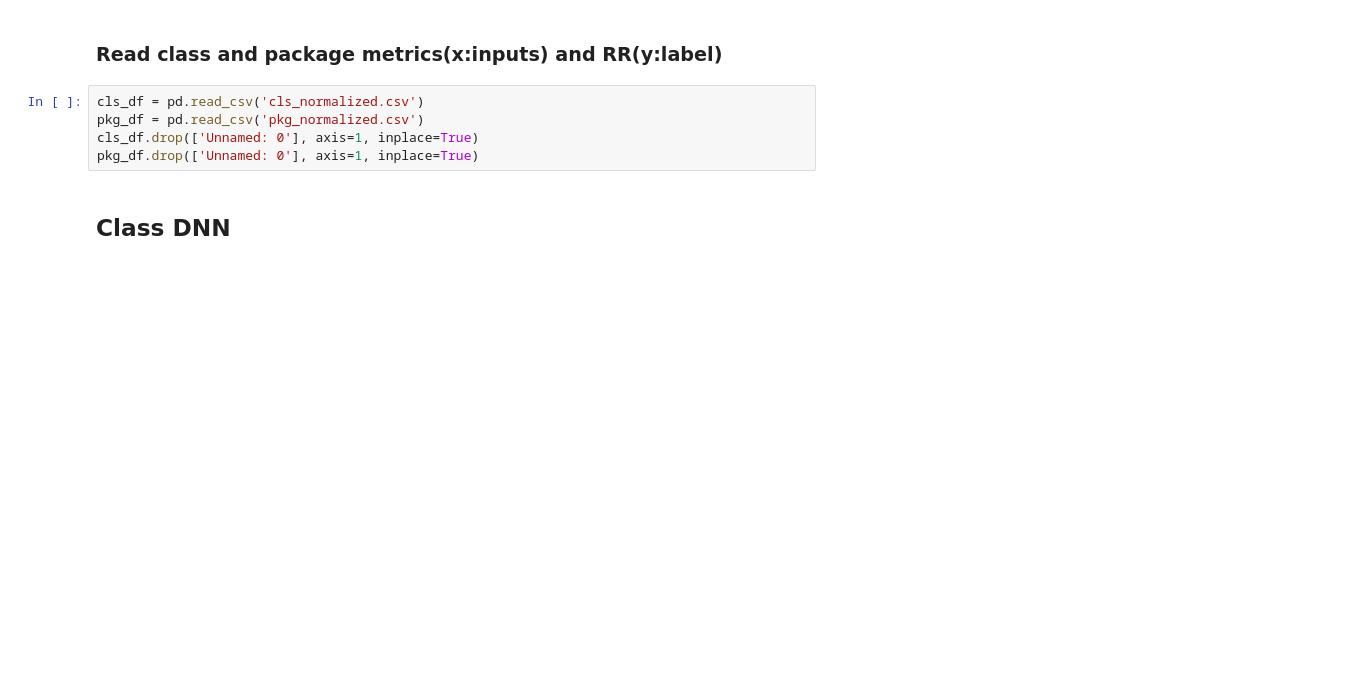
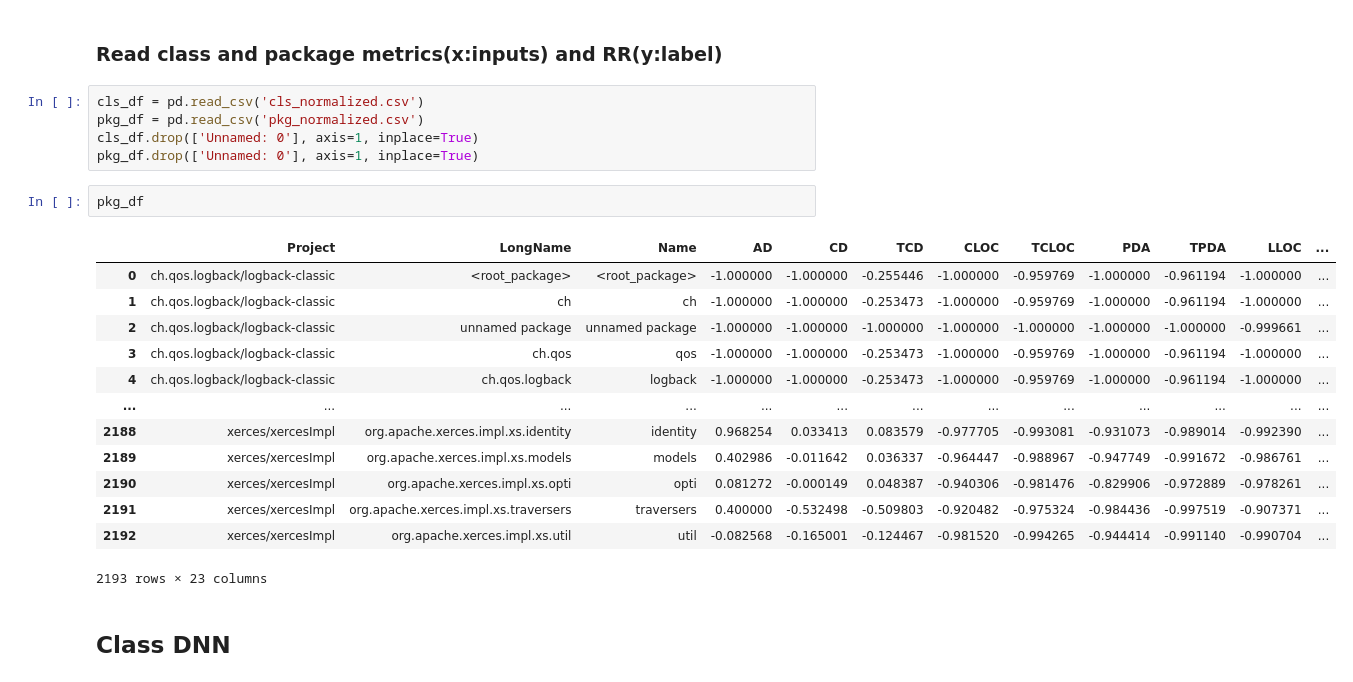
Before and after one commit to NeuralClassifier/ReusabilityRate_ML, a Jupyter notebook: all_input_dnn.ipynb, the cells around one changed output. Saved outputs shown, nothing was run; the diff lists cells and outputs as text; blank space fills up the shorter version.

```diff
--- a/all_input_dnn.ipynb
+++ b/all_input_dnn.ipynb
@@ -44,6 +39,22 @@ cls_df = pd.read_csv('cls_normalized.csv')
 pkg_df = pd.read_csv('pkg_normalized.csv')
 cls_df.drop(['Unnamed: 0'], axis=1, inplace=True)
 pkg_df.drop(['Unnamed: 0'], axis=1, inplace=True)
+# %%
+pkg_df
+# %% [output]
+|  | Project | LongName | Name | AD | CD | TCD | CLOC | TCLOC | PDA | TPDA | LLOC | ... |
+| 0 | ch.qos.logback/logback-classic | <root_package> | <root_package> | -1.000000 | -1.000000 | -0.255446 | -1.000000 | -0.959769 | -1.000000 | -0.961194 | -1.000000 | ... |
+| 1 | ch.qos.logback/logback-classic | ch | ch | -1.000000 | -1.000000 | -0.253473 | -1.000000 | -0.959769 | -1.000000 | -0.961194 | -1.000000 | ... |
+| 2 | ch.qos.logback/logback-classic | unnamed package | unnamed package | -1.000000 | -1.000000 | -1.000000 | -1.000000 | -1.000000 | -1.000000 | -1.000000 | -0.999661 | ... |
+| 3 | ch.qos.logback/logback-classic | ch.qos | qos | -1.000000 | -1.000000 | -0.253473 | -1.000000 | -0.959769 | -1.000000 | -0.961194 | -1.000000 | ... |
+| 4 | ch.qos.logback/logback-classic | ch.qos.logback | logback | -1.000000 | -1.000000 | -0.253473 | -1.000000 | -0.959769 | -1.000000 | -0.961194 | -1.000000 | ... |
+| ... | ... | ... | ... | ... | ... | ... | ... | ... | ... | ... | ... | ... |
+| 2188 | xerces/xercesImpl | org.apache.xerces.impl.xs.identity | identity | 0.968254 | 0.033413 | 0.083579 | -0.977705 | -0.993081 | -0.931073 | -0.989014 | -0.992390 | ... |
+| 2189 | xerces/xercesImpl | org.apache.xerces.impl.xs.models | models | 0.402986 | -0.011642 | 0.036337 | -0.964447 | -0.988967 | -0.947749 | -0.991672 | -0.986761 | ... |
+| 2190 | xerces/xercesImpl | org.apache.xerces.impl.xs.opti | opti | 0.081272 | -0.000149 | 0.048387 | -0.940306 | -0.981476 | -0.829906 | -0.972889 | -0.978261 | ... |
+| 2191 | xerces/xercesImpl | org.apache.xerces.impl.xs.traversers | traversers | 0.400000 | -0.532498 | -0.509803 | -0.920482 | -0.975324 | -0.984436 | -0.997519 | -0.907371 | ... |
+| 2192 | xerces/xercesImpl | org.apache.xerces.impl.xs.util | util | -0.082568 | -0.165001 | -0.124467 | -0.981520 | -0.994265 | -0.944414 | -0.991140 | -0.990704 | ... |
+2193 rows × 23 columns
 # %% [markdown]
 ## Class DNN
 # %% [markdown]
```
Also changed, not shown: parts of 34 cells of this notebook.
